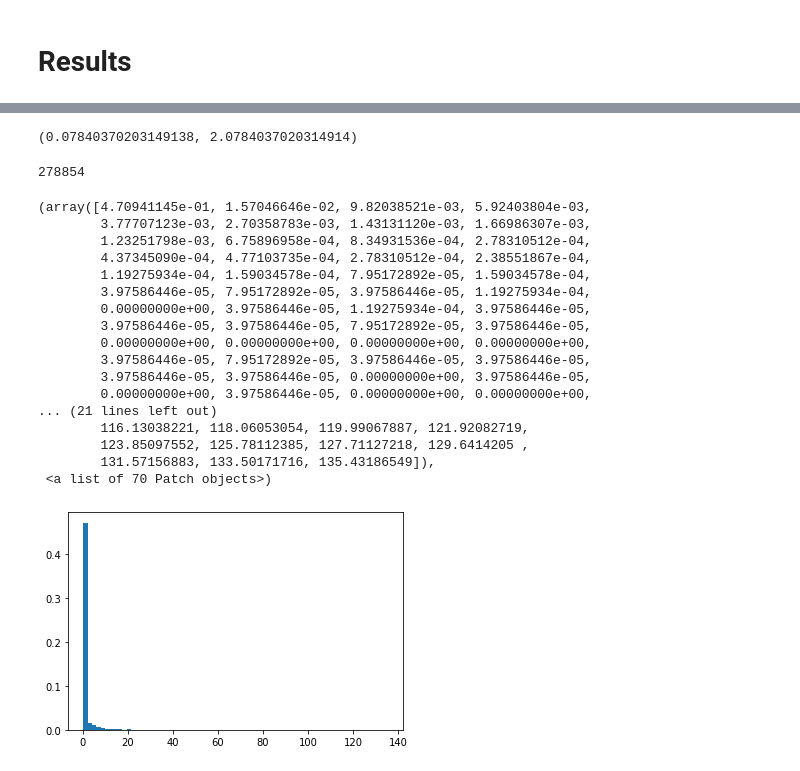
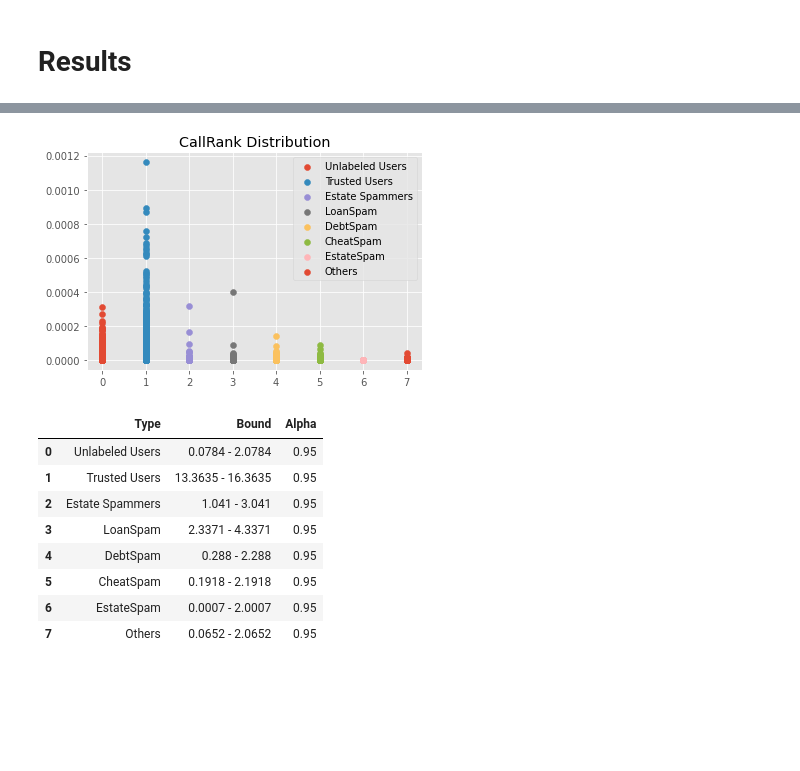
Before and after one commit to jurgendn/grooo, a Jupyter notebook: i-caller/Graph Construction.ipynb, the cells around one changed output, grey strips where cells are left out. Cells and saved outputs as stored; diff of their text form; code cells hidden in the pictures; blank space fills up the shorter version.

Commit message:
Output formatter + script file

```diff
--- a/i-caller/Graph Construction.ipynb
+++ b/i-caller/Graph Construction.ipynb
@@ -20,12 +20,6 @@ metadata = sql.MetaData()
 # %%
-phone_list = sql.Table('PhoneLabel',
-                       metadata,
-                       autoload=True,
-                       autoload_with=engine)
-edges_list = sql.Table('SourceTargetTable',
-                       metadata,
-                       autoload=True,
-                       autoload_with=engine)
+phone_list = script.get_connection('PhoneLabel', metadata, engine)
+edges_list = script.get_connection('SourceTargetTable', metadata, engine)
 # %% [markdown]
 # Query from PhoneLabel table to get vertices
 # %%
@@ -76,4 +70,8 @@ query = sql.select([
     sql.func.sum(edges_list.columns.Duration)
 ]).where(edges_list.columns.EdgeType == 1).group_by(edges_list.columns.Source)
 
-total_duration_users = conn.execute(query).fetchall()
+# Convert to dict
+total_duration_users = dict(conn.execute(query).fetchall())
+
+# Set weight
+script.set_edges_weight(g, total_duration_users)
@@ -150,31 +84,33 @@ Others Spam User:  [3.5711 5.5711]
-# %%
-unlabeled_user = [v.index for v in g.vs if v['Type'] == -1]
-unlabeled_user_rank = [g.personalized_pagerank(unlabeled_user, weights=g.es['weights'])][0]
-get_confidence_interval(scale_up(unlabeled_user_rank), 0.95)
-# %% [output]
-(0.07840370203149138, 2.0784037020314914)
-# %%
-len(g.es)
-# %% [output]
-278854
-# %%
-plt.hist(scale_up(trusted_nodes_rank), bins=70, density=True)
-# %% [output]
-(array([4.70941145e-01, 1.57046646e-02, 9.82038521e-03, 5.92403804e-03,
-        3.77707123e-03, 2.70358783e-03, 1.43131120e-03, 1.66986307e-03,
-        1.23251798e-03, 6.75896958e-04, 8.34931536e-04, 2.78310512e-04,
-        4.37345090e-04, 4.77103735e-04, 2.78310512e-04, 2.38551867e-04,
-        1.19275934e-04, 1.59034578e-04, 7.95172892e-05, 1.59034578e-04,
-        3.97586446e-05, 7.95172892e-05, 3.97586446e-05, 1.19275934e-04,
-        0.00000000e+00, 3.97586446e-05, 1.19275934e-04, 3.97586446e-05,
-        3.97586446e-05, 3.97586446e-05, 7.95172892e-05, 3.97586446e-05,
-        0.00000000e+00, 0.00000000e+00, 0.00000000e+00, 0.00000000e+00,
-        3.97586446e-05, 7.95172892e-05, 3.97586446e-05, 3.97586446e-05,
-        3.97586446e-05, 3.97586446e-05, 0.00000000e+00, 3.97586446e-05,
-        0.00000000e+00, 3.97586446e-05, 0.00000000e+00, 0.00000000e+00,
-... (21 lines left out)
-        116.13038221, 118.06053054, 119.99067887, 121.92082719,
-        123.85097552, 125.78112385, 127.71127218, 129.6414205 ,
-        131.57156883, 133.50171716, 135.43186549]),
- <a list of 70 Patch objects>)
-[figure, removed]
+# %%
+nodes_by_type = script.get_node_list(g)
+# %%
+ranks_per_type = script.get_call_rank(g, nodes_by_type)
+# %%
+legend = []
+for i, val in zip(range(len(ranks_per_type.items())), ranks_per_type.items()):
+    plt.scatter([i for _ in range(len(val[1]))], val[1])
+    legend.append(val[0])
+plt.legend(legend)
+plt.title('CallRank Distribution')
+plt.savefig('summary/CallRank Distribution.png', dpi=600)
+# %% [output]
+[figure, added]
+# %%
+alpha = 0.95
+output = []
+
+for t, r in ranks_per_type.items():
+    ci = script.get_confidence_interval(script.scale_up(r), alpha)
+    output.append((t, '{} - {}'.format(ci[0], ci[1]), alpha))
+
+pd.DataFrame(output, columns=['Type', 'Bound', 'Alpha'])
+# %% [output]
+|  | Type | Bound | Alpha |
+| 0 | Unlabeled Users | 0.0784 - 2.0784 | 0.95 |
+| 1 | Trusted Users | 13.3635 - 16.3635 | 0.95 |
+| 2 | Estate Spammers | 1.041 - 3.041 | 0.95 |
+| 3 | LoanSpam | 2.3371 - 4.3371 | 0.95 |
+| 4 | DebtSpam | 0.288 - 2.288 | 0.95 |
+| 5 | CheatSpam | 0.1918 - 2.1918 | 0.95 |
+| 6 | EstateSpam | 0.0007 - 2.0007 | 0.95 |
+| 7 | Others | 0.0652 - 2.0652 | 0.95 |
```
Also changed, not shown: parts of 21 cells of this notebook, 4 other files.
